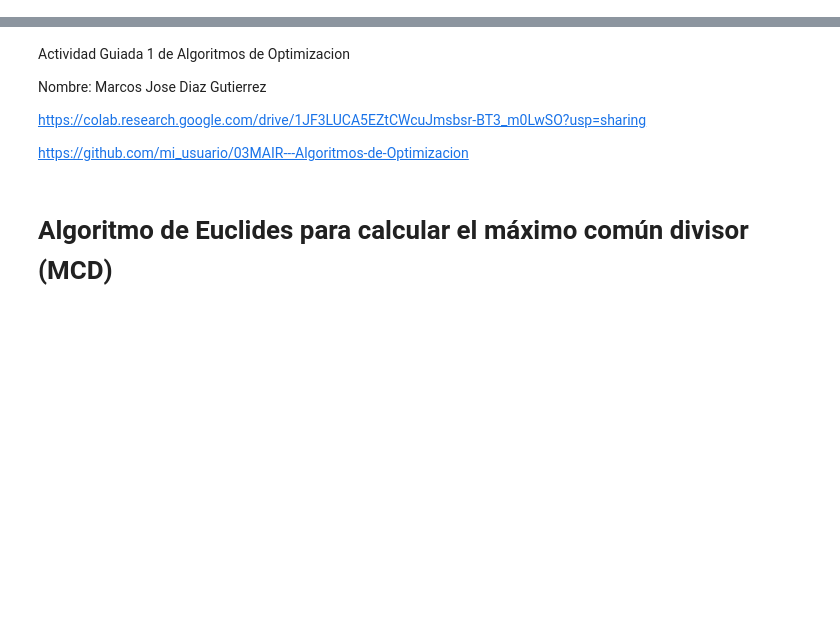
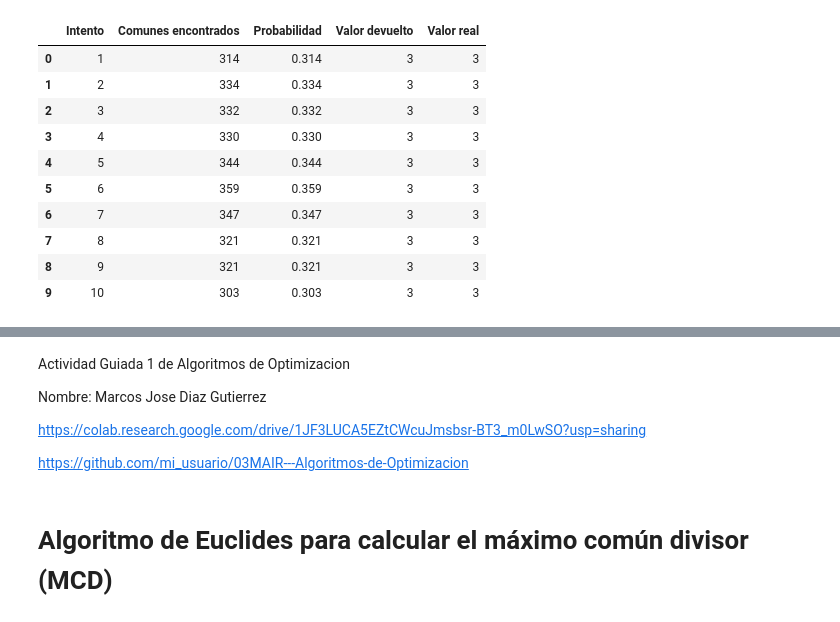
Before and after one commit to MarcosDigu/03MIAR_10_A_2024-25_Algoritmos-de-Optimizaci-n, a Jupyter notebook: Algoritmos__Marcos_Jose_Diaz_Gutierrez__AG1.ipynb, the cells around one changed output, grey strips where cells are left out. Saved outputs shown, nothing was run; the diff lists cells and outputs as text; code cells hidden in the pictures; blank space fills up the shorter version.

```diff
--- a/Algoritmos__Marcos_Jose_Diaz_Gutierrez__AG1.ipynb
+++ b/Algoritmos__Marcos_Jose_Diaz_Gutierrez__AG1.ipynb
@@ -0,0 +63,63 @@
+# %%
+import random
+from collections import Counter
+import pandas as pd
+
+def estimar_comunes(A, B, iteraciones=1000):
+    # Contar frecuencias
+    freq_A = Counter(A)
+    freq_B = Counter(B)
+
+    # Crear pesos relativos a la frecuencia inversa
+    pesos_A = [1 / freq_A[x] for x in A]
+    pesos_B = [1 / freq_B[x] for x in B]
+
+    # Muestreo aleatorio
+    comunes_encontrados = 0
+    for _ in range(iteraciones):
+        # Selección ponderada
+        a = random.choices(A, weights=pesos_A, k=1)[0]
+        b = random.choices(B, weights=pesos_B, k=1)[0]
+
+        # Contar coincidencias
+        if a == b:
+            comunes_encontrados += 1
+
+    # Probabilidad observada
+    probabilidad = comunes_encontrados / iteraciones
+
+    # Escalar por combinaciones ponderadas efectivas
+    resultado = round(probabilidad * len(set(A)) * len(set(B)))
+
+    return probabilidad, resultado, comunes_encontrados
+
+# Parámetros
+A = [1, 1, 2, 3]
+B = [1, 3, 3, 2]
+
+iteraciones = 1000
+
+# Valor real para comparación (solo referencia)
+valor_real = len(set(A) & set(B))
+
+# Crear el DataFrame
+resultados = []
+for intento in range(1, n + 1):
+    probabilidad, valor_estimado, comunes_encontrados = estimar_comunes(A, B, iteraciones)
+    resultados.append({'Intento': intento, 'Comunes encontrados': comunes_encontrados,
+                       'Probabilidad': probabilidad, 'Valor devuelto': valor_estimado, 'Valor real': valor_real})
+
+df_resultados = pd.DataFrame(resultados)
+df_resultados
+# %% [output]
+|  | Intento | Comunes encontrados | Probabilidad | Valor devuelto | Valor real |
+| 0 | 1 | 314 | 0.314 | 3 | 3 |
+| 1 | 2 | 334 | 0.334 | 3 | 3 |
+| 2 | 3 | 332 | 0.332 | 3 | 3 |
+| 3 | 4 | 330 | 0.330 | 3 | 3 |
+| 4 | 5 | 344 | 0.344 | 3 | 3 |
+| 5 | 6 | 359 | 0.359 | 3 | 3 |
+| 6 | 7 | 347 | 0.347 | 3 | 3 |
+| 7 | 8 | 321 | 0.321 | 3 | 3 |
+| 8 | 9 | 321 | 0.321 | 3 | 3 |
+| 9 | 10 | 303 | 0.303 | 3 | 3 |
```
Also changed, not shown: parts of 10 cells of this notebook, 1 other file.
